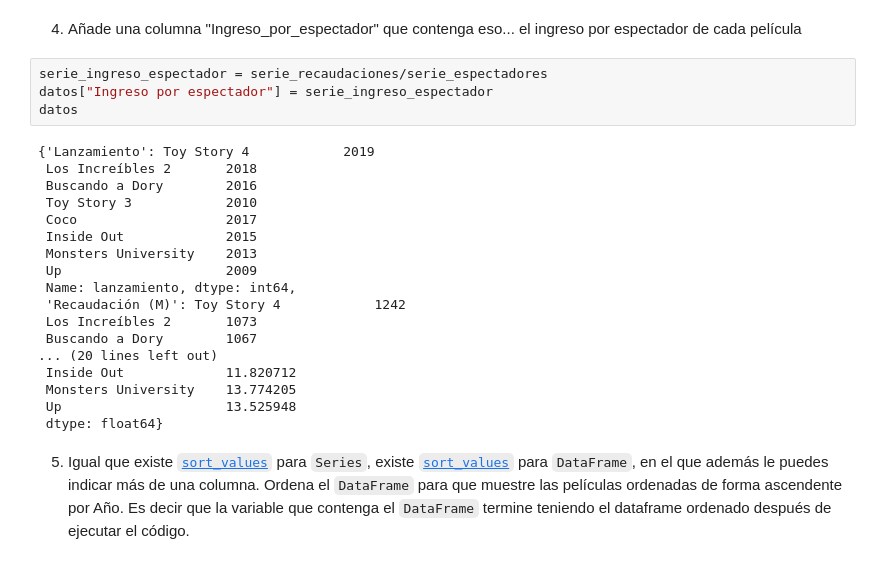
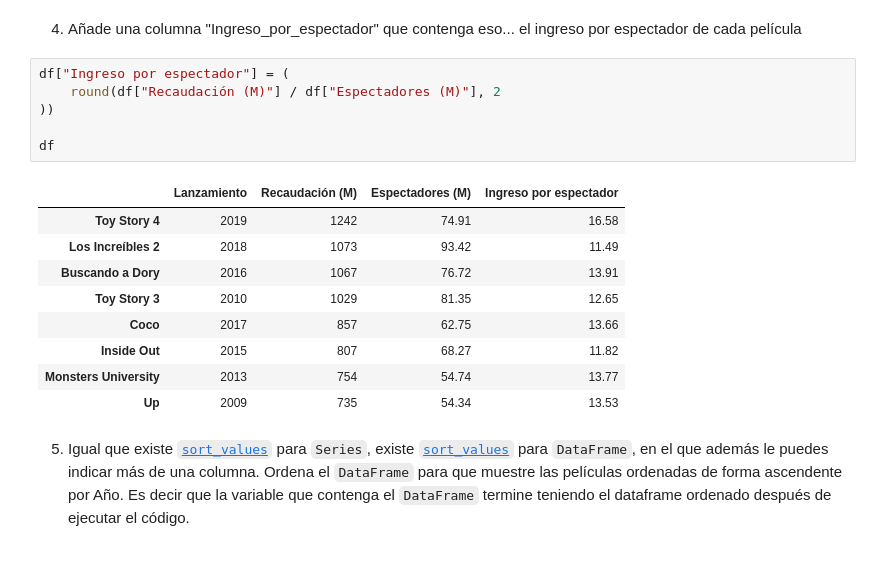
Before and after one commit to SEMAKID1312/DS-Online-Pablo-Hernandez, a Jupyter notebook: 02_Herramientas_Avanzadas/Sprint_04/Unidad_01_Pandas_I/03_Practica_Obligatoria/18_Practica_Obligatoria_Pandas_I.ipynb, the cells around one changed output. Saved outputs shown, nothing was run; the diff lists cells and outputs as text.

```diff
--- a/02_Herramientas_Avanzadas/Sprint_04/Unidad_01_Pandas_I/03_Practica_Obligatoria/18_Practica_Obligatoria_Pandas_I.ipynb
+++ b/02_Herramientas_Avanzadas/Sprint_04/Unidad_01_Pandas_I/03_Practica_Obligatoria/18_Practica_Obligatoria_Pandas_I.ipynb
@@ -227,27 +225,21 @@ Toy Story 3              2010             1029             81.35
 Inside Out               2015              807             68.27
 # %% [markdown]
 4. Añade una columna "Ingreso_por_espectador" que contenga eso... el ingreso por espectador de cada película
-# %%
-serie_ingreso_espectador = serie_recaudaciones/serie_espectadores
-datos["Ingreso por espectador"] = serie_ingreso_espectador
-datos
-# %% [output]
-{'Lanzamiento': Toy Story 4            2019
- Los Increíbles 2       2018
- Buscando a Dory        2016
- Toy Story 3            2010
- Coco                   2017
- Inside Out             2015
- Monsters University    2013
- Up                     2009
- Name: lanzamiento, dtype: int64,
- 'Recaudación (M)': Toy Story 4            1242
- Los Increíbles 2       1073
- Buscando a Dory        1067
-... (20 lines left out)
- Inside Out             11.820712
- Monsters University    13.774205
- Up                     13.525948
- dtype: float64}
+# %%
+df["Ingreso por espectador"] = (
+    round(df["Recaudación (M)"] / df["Espectadores (M)"], 2
+))
+
+df
+# %% [output]
+|  | Lanzamiento | Recaudación (M) | Espectadores (M) | Ingreso por espectador |
+| Toy Story 4 | 2019 | 1242 | 74.91 | 16.58 |
+| Los Increíbles 2 | 2018 | 1073 | 93.42 | 11.49 |
+| Buscando a Dory | 2016 | 1067 | 76.72 | 13.91 |
+| Toy Story 3 | 2010 | 1029 | 81.35 | 12.65 |
+| Coco | 2017 | 857 | 62.75 | 13.66 |
+| Inside Out | 2015 | 807 | 68.27 | 11.82 |
+| Monsters University | 2013 | 754 | 54.74 | 13.77 |
+| Up | 2009 | 735 | 54.34 | 13.53 |
 # %% [markdown]
 5. Igual que existe [`sort_values`](https://pandas.pydata.org/docs/reference/api/pandas.Series.sort_values.html#pandas.Series.sort_values) para `Series`, existe [`sort_values`](https://pandas.pydata.org/docs/reference/api/pandas.DataFrame.sort_values.html#pandas.DataFrame.sort_values) para `DataFrame`, en el que además le puedes indicar más de una columna. Ordena el `DataFrame` para que muestre las películas ordenadas de forma ascendente por Año. Es decir que la variable que contenga el `DataFrame` termine teniendo el dataframe ordenado después de ejecutar el código.
```
Also changed, not shown: parts of 11 cells of this notebook.
